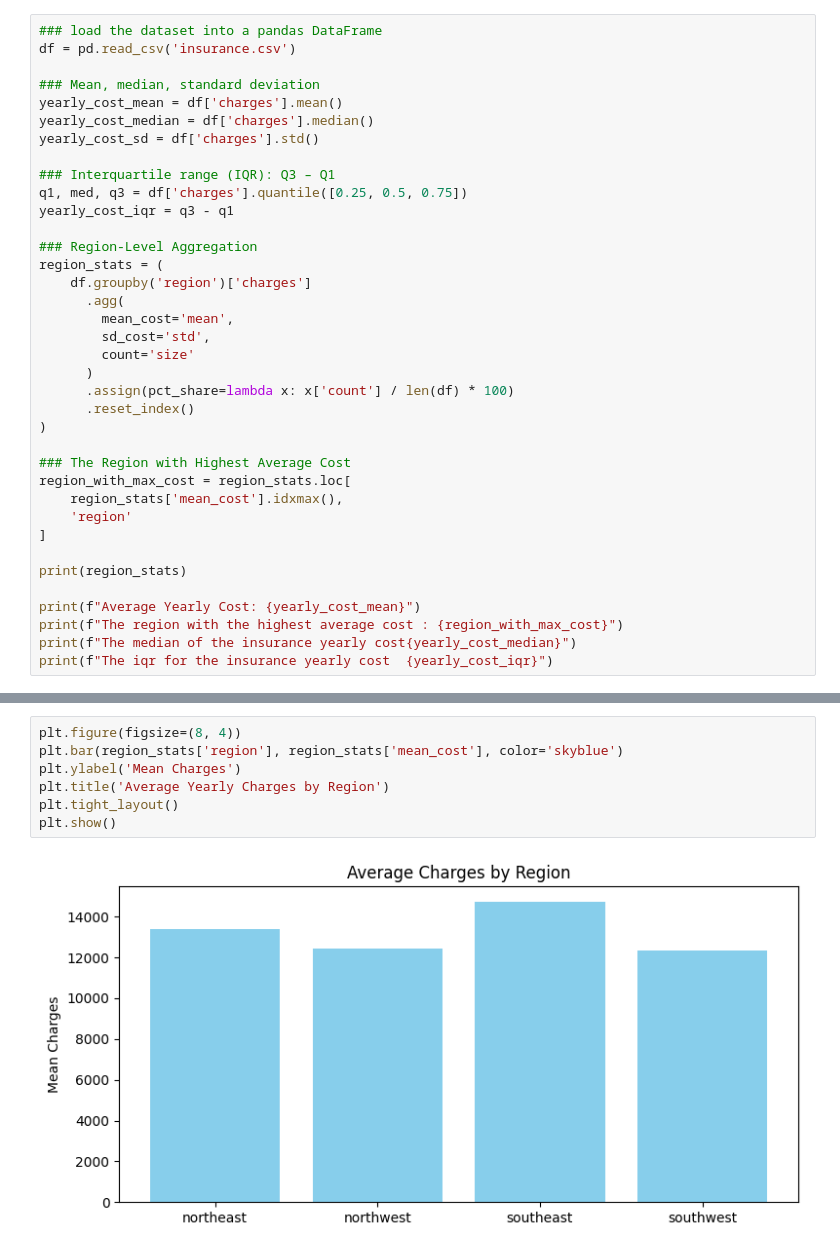
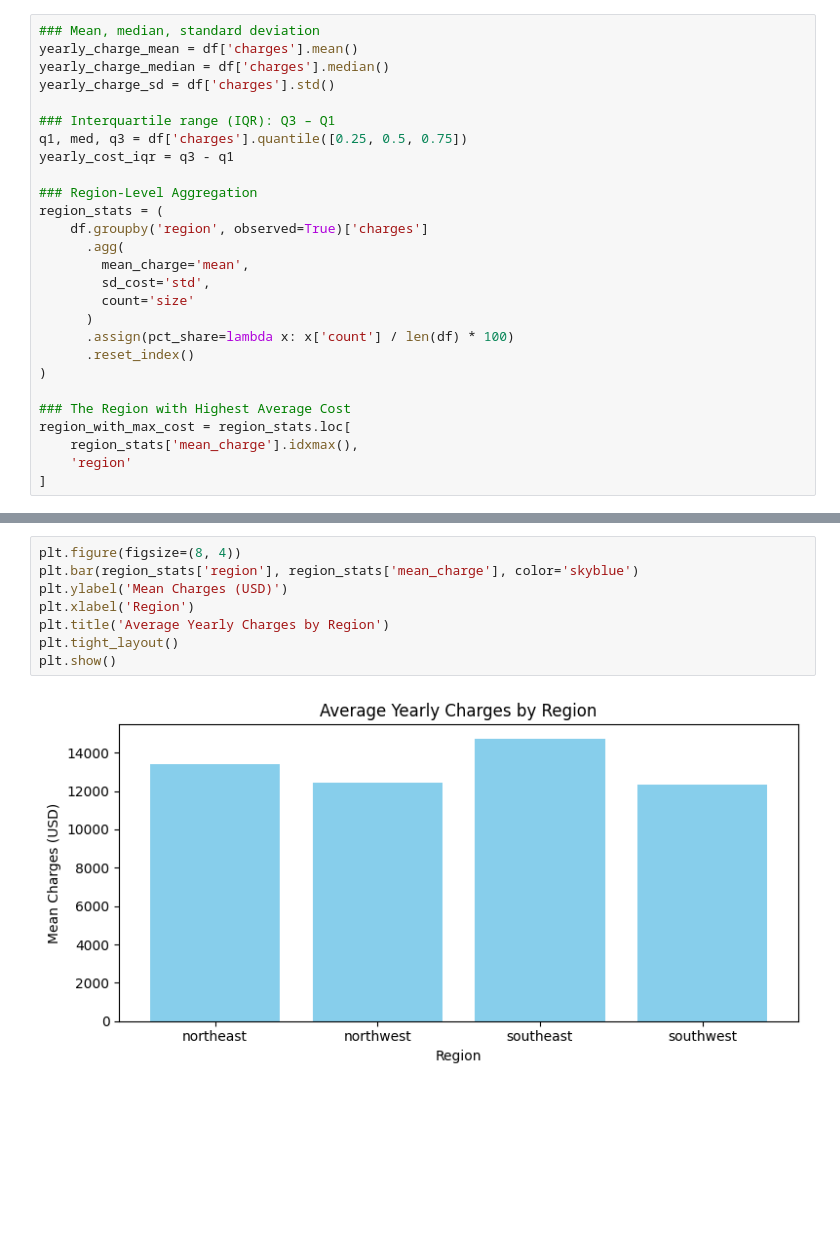
Before and after one commit to yoav-es/US-Medical-Insurance-Costs, a Jupyter notebook: us-medical-insurance-costs.ipynb, the cells around one changed output, grey strips where cells are left out. Saved outputs shown, nothing was run; the diff lists cells and outputs as text; blank space fills up the shorter version.

```diff
--- a/us-medical-insurance-costs.ipynb
+++ b/us-medical-insurance-costs.ipynb
@@ -27,11 +57,8 @@ pd.set_option('display.float_format', '{:.2f}'.format)
 # %%
-### load the dataset into a pandas DataFrame
-df = pd.read_csv('insurance.csv')
-
 ### Mean, median, standard deviation
-yearly_cost_mean = df['charges'].mean()
-yearly_cost_median = df['charges'].median()
-yearly_cost_sd = df['charges'].std()
+yearly_charge_mean = df['charges'].mean()
+yearly_charge_median = df['charges'].median()
+yearly_charge_sd = df['charges'].std()
 
 ### Interquartile range (IQR): Q3 – Q1
 q1, med, q3 = df['charges'].quantile([0.25, 0.5, 0.75])
@@ -39,9 +66,9 @@ yearly_cost_iqr = q3 - q1
 
 ### Region‐Level Aggregation
 region_stats = (
-    df.groupby('region')['charges']
+    df.groupby('region', observed=True)['charges']
       .agg(
-        mean_cost='mean',
+        mean_charge='mean',
         sd_cost='std',
         count='size'
       )
@@ -51,13 +78,6 @@ region_stats = (
 
 ### The Region with Highest Average Cost
 region_with_max_cost = region_stats.loc[
-    region_stats['mean_cost'].idxmax(),
+    region_stats['mean_charge'].idxmax(),
     'region'
 ]
-
-print(region_stats)
-
-print(f"Average Yearly Cost: {yearly_cost_mean}")
-print(f"The region with the highest average cost : {region_with_max_cost}")
-print(f"The median of the insurance yearly cost{yearly_cost_median}")
-print(f"The iqr for the insurance yearly cost  {yearly_cost_iqr}")
@@ -77,10 +104,11 @@ The iqr for the insurance yearly cost  11899.625365
 # %%
 plt.figure(figsize=(8, 4))
-plt.bar(region_stats['region'], region_stats['mean_cost'], color='skyblue')
-plt.ylabel('Mean Charges')
+plt.bar(region_stats['region'], region_stats['mean_charge'], color='skyblue')
+plt.ylabel('Mean Charges (USD)')
+plt.xlabel('Region')
 plt.title('Average Yearly Charges by Region')
 plt.tight_layout()
 plt.show()
 # %% [output]
-[figure, old version]
+[figure, new version]
 # %% [markdown]
```
Also changed, not shown: parts of 26 cells of this notebook.
